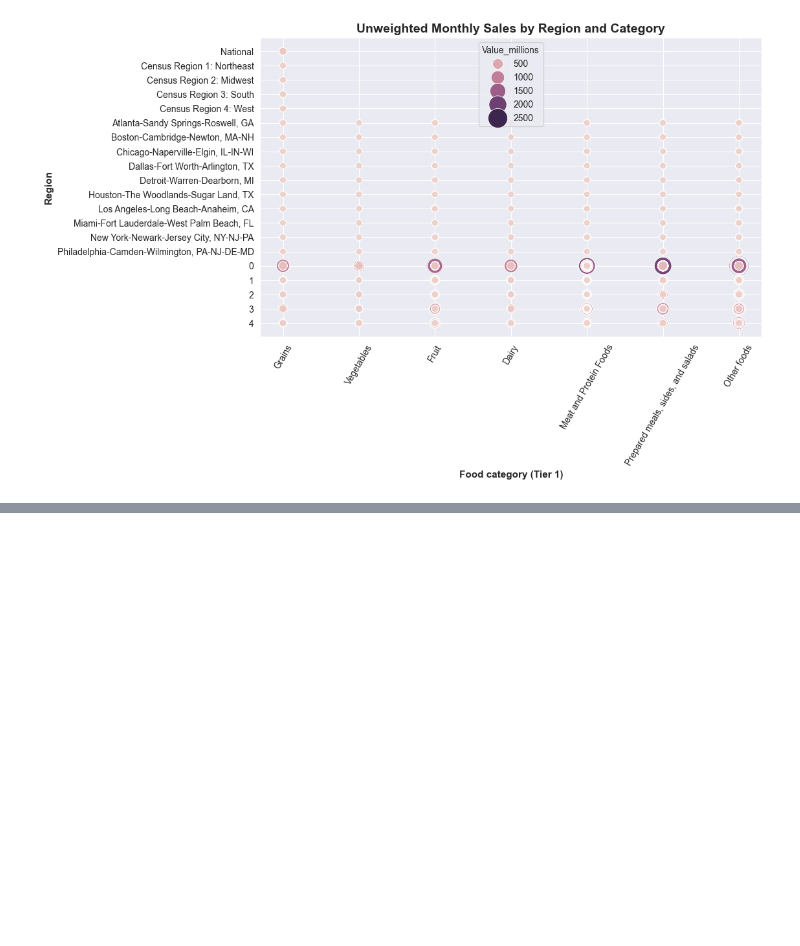
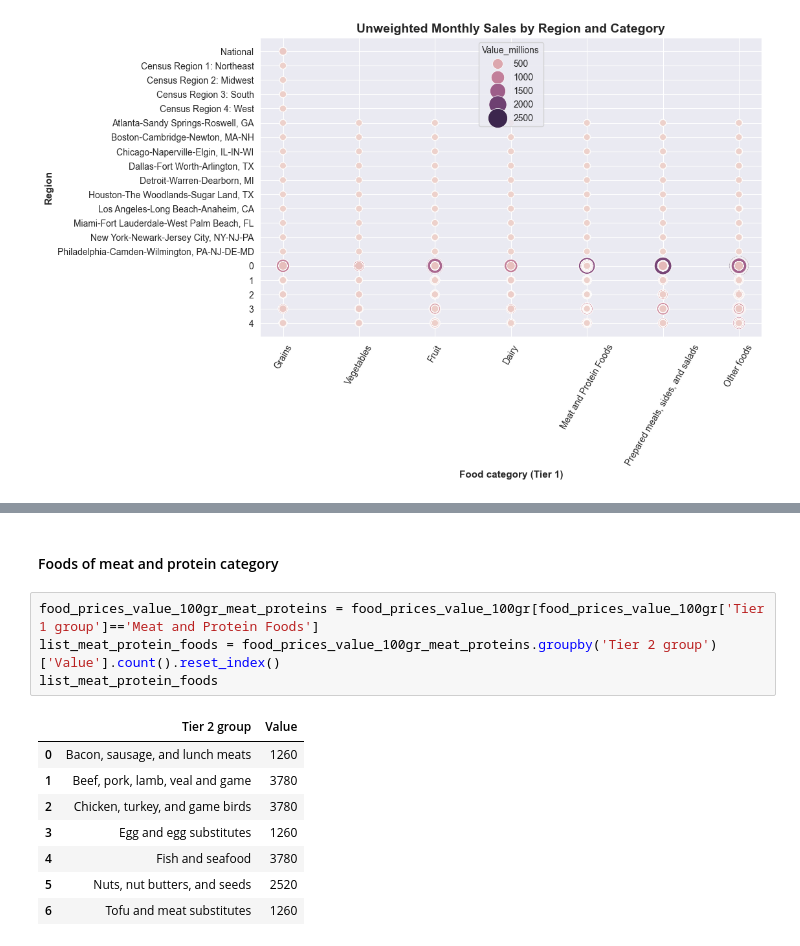
Before and after one commit to StephanieApaza/Income_influence_food_choices, a Jupyter notebook: income_food_choices.ipynb, the cells around one changed output, grey strips where cells are left out. Cells and saved outputs as stored; diff of their text form; blank space fills up the shorter version.

```diff
--- a/income_food_choices.ipynb
+++ b/income_food_choices.ipynb
@@ -735,0 +808,15 @@ plt.show()
+# %% [markdown]
+#### Foods of meat and protein category
+# %%
+food_prices_value_100gr_meat_proteins = food_prices_value_100gr[food_prices_value_100gr['Tier 1 group']=='Meat and Protein Foods']
+list_meat_protein_foods = food_prices_value_100gr_meat_proteins.groupby('Tier 2 group')['Value'].count().reset_index()
+list_meat_protein_foods
+# %% [output]
+|  | Tier 2 group | Value |
+| 0 | Bacon, sausage, and lunch meats | 1260 |
+| 1 | Beef, pork, lamb, veal and game | 3780 |
+| 2 | Chicken, turkey, and game birds | 3780 |
+| 3 | Egg and egg substitutes | 1260 |
+| 4 | Fish and seafood | 3780 |
+| 5 | Nuts, nut butters, and seeds | 2520 |
+| 6 | Tofu and meat substitutes | 1260 |
```
Also changed, not shown: parts of 9 cells of this notebook.
